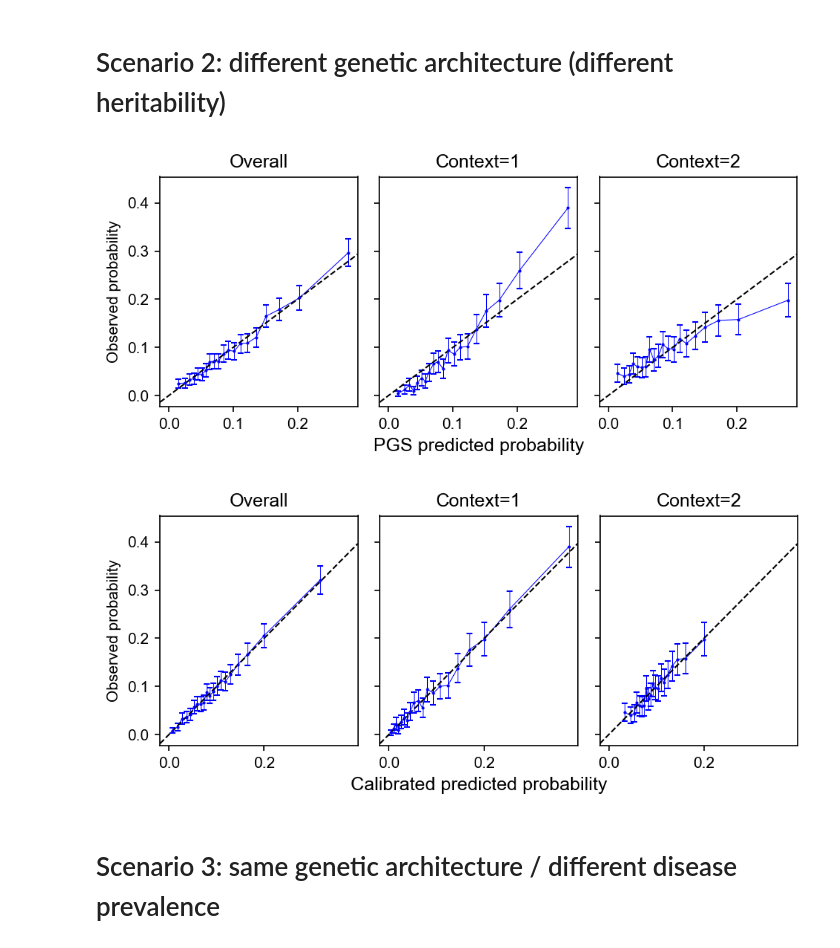
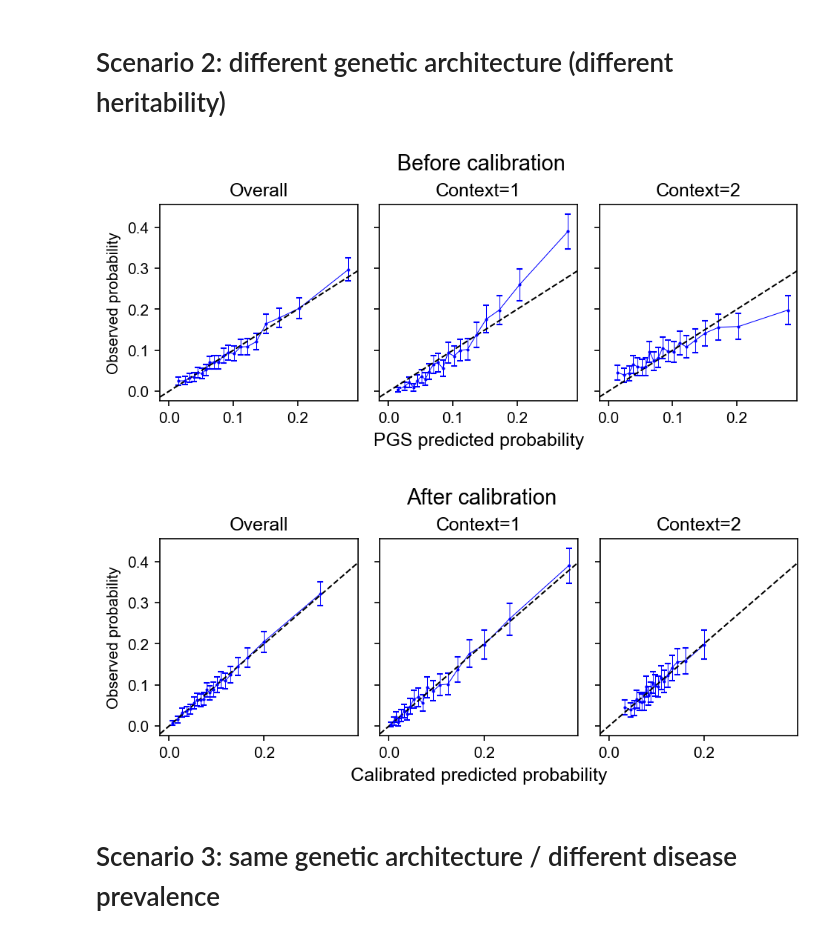
Before and after one commit to KangchengHou/calpred, a Jupyter notebook: notebooks/simulate_disease_traits.ipynb, the cells around one changed output. Drawn from its saved outputs; the diff is of its cells as text; code cells hidden in the pictures.

```diff
--- a/notebooks/simulate_disease_traits.ipynb
+++ b/notebooks/simulate_disease_traits.ipynb
@@ -39,7 +39,7 @@ def format_df(prs, y, fit_exog):
     return df
 
 
-def plot_df(df, figsize=(6.5, 3)):
+def plot_df(df, figsize=(6.5, 2.7)):
 
     fig, axes = plt.subplots(
         figsize=figsize, dpi=150, ncols=3, sharex=True, sharey=True
@@ -63,6 +63,7 @@ def plot_df(df, figsize=(6.5, 3)):
         ax.set_xlabel("Predicted")
     axes[0].set_ylabel("Observed")
     fig.tight_layout()
+
     return fig, axes
 # %% [markdown]
 # Scenario 1: different genetic architecture (genetic correlation < 1)
@@ -94,4 +95,9 @@ for name_prefix, exog in zip(["PGS", "Calibrated"], [["PGS"], ["PGS", "PGSxE", "
     axes[1].set_xlabel(f"{name_prefix} predicted probability", fontsize=12)
 
     fig.tight_layout()
+
+    if name_prefix == "PGS":
+        fig.suptitle("Before calibration", y=1.04, x=0.54, fontsize=14)
+    else:
+        fig.suptitle("After calibration", y=1.04, x=0.54, fontsize=14)
 # %% [output]
@@ -114,20 +120,25 @@ y, prs, g = ymat[:, :, rep], prsmat[:, :, rep], gmat[:, :, rep]
 # %%
 for name_prefix, exog in zip(["PGS", "Calibrated"], [["PGS"], ["PGS", "PGSxE", "E"]]):
     df = format_df(prs, y, fit_exog=exog)
     fig, axes = plot_df(df)
 
     for ax in axes[1:]:
         ax.set_ylabel(None)
     axes[0].set_ylabel("Observed probability")
 
     for ax in axes:
         ax.set_xlabel(None)
     axes[1].set_xlabel(f"{name_prefix} predicted probability", fontsize=12)
 
     fig.tight_layout()
+
+    if name_prefix == "PGS":
+        fig.suptitle("Before calibration", y=1.04, x=0.54, fontsize=14)
+    else:
+        fig.suptitle("After calibration", y=1.04, x=0.54, fontsize=14)
 # %% [output]
-[figure, old version]
+[figure, new version]
-[figure, old version]
+[figure, new version]
 # %% [markdown]
 # Scenario 3: same genetic architecture / different disease prevalence
 # %%
```
Also changed, not shown: parts of 4 cells of this notebook, 3 other files.
